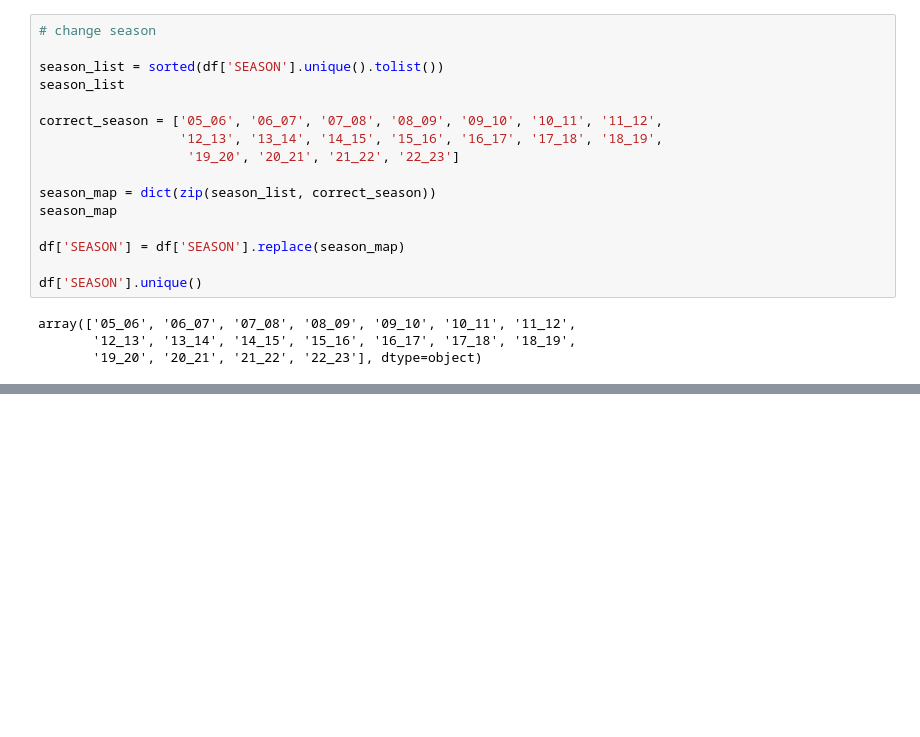
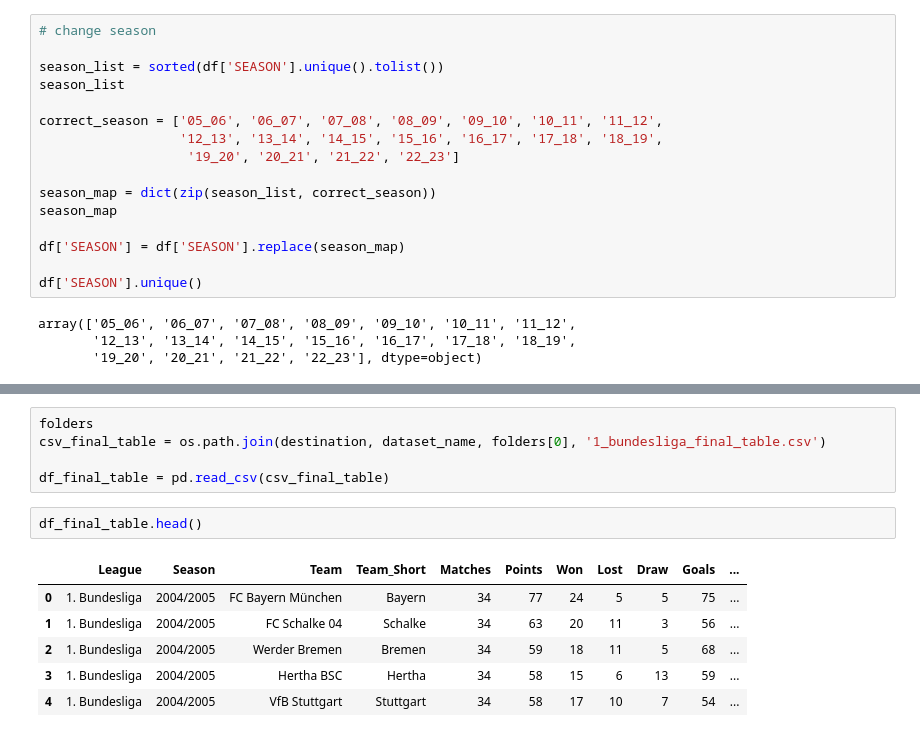
Before and after one commit to Picoalex/template_dsc, a Jupyter notebook: notebooks/01_exploration.ipynb, the cells around one changed output, grey strips where cells are left out. Drawn from its saved outputs; the diff is of its cells as text; blank space fills up the shorter version.

```diff
--- a/notebooks/01_exploration.ipynb
+++ b/notebooks/01_exploration.ipynb
@@ -217,0 +237,14 @@ array(['05_06', '06_07', '07_08', '08_09', '09_10', '10_11', '11_12',
+# %%
+folders
+csv_final_table = os.path.join(destination, dataset_name, folders[0], '1_bundesliga_final_table.csv')
+
+df_final_table = pd.read_csv(csv_final_table)
+# %%
+df_final_table.head()
+# %% [output]
+|  | League | Season | Team | Team_Short | Matches | Points | Won | Lost | Draw | Goals | ... |
+| 0 | 1. Bundesliga | 2004/2005 | FC Bayern München | Bayern | 34 | 77 | 24 | 5 | 5 | 75 | ... |
+| 1 | 1. Bundesliga | 2004/2005 | FC Schalke 04 | Schalke | 34 | 63 | 20 | 11 | 3 | 56 | ... |
+| 2 | 1. Bundesliga | 2004/2005 | Werder Bremen | Bremen | 34 | 59 | 18 | 11 | 5 | 68 | ... |
+| 3 | 1. Bundesliga | 2004/2005 | Hertha BSC | Hertha | 34 | 58 | 15 | 6 | 13 | 59 | ... |
+| 4 | 1. Bundesliga | 2004/2005 | VfB Stuttgart | Stuttgart | 34 | 58 | 17 | 10 | 7 | 54 | ... |
```
Also changed, not shown: parts of 8 cells of this notebook.
